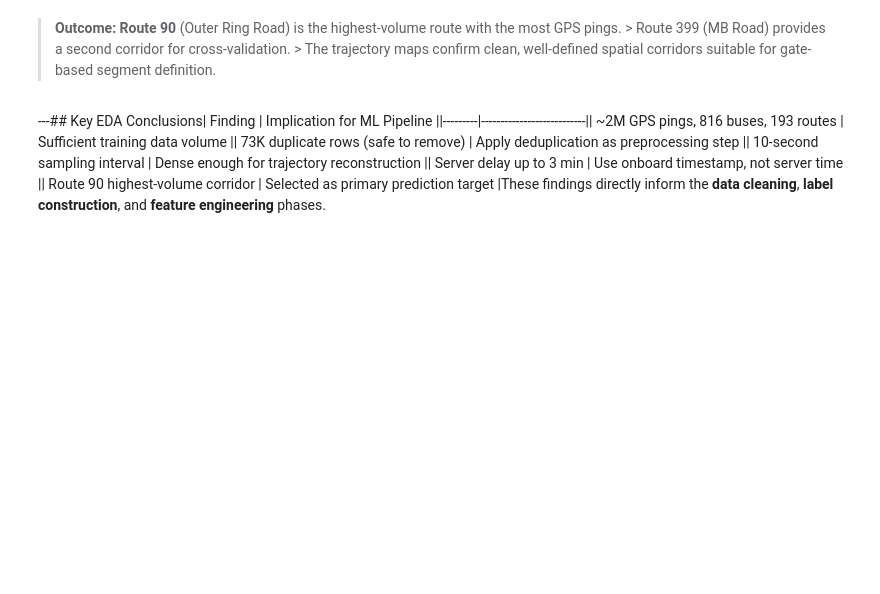
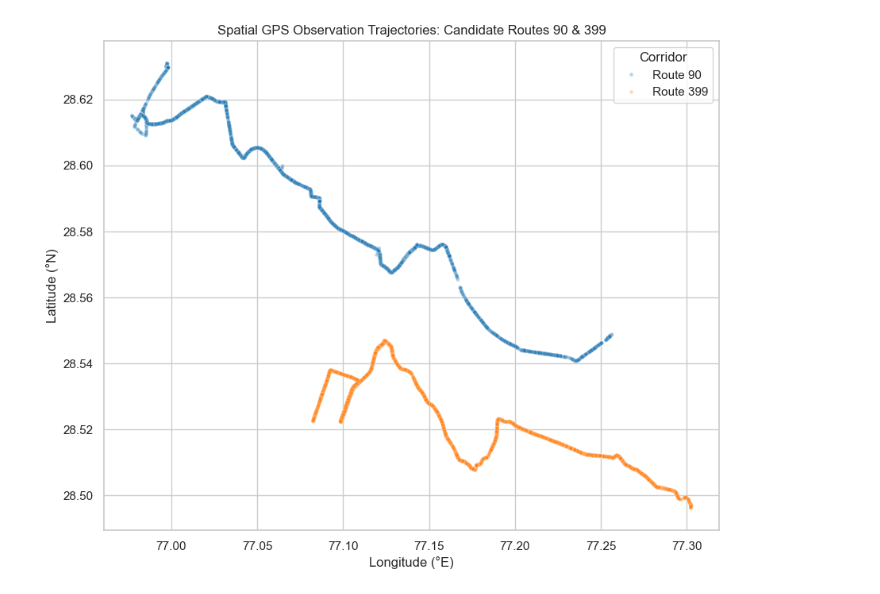
Before and after one commit to vedanth-04/AI-Powered-Sustainable-Transportation-Advisor, a Jupyter notebook: notebooks/02_exploratory_data_analysis.ipynb, the cells around one changed output. Cells and saved outputs as stored; diff of their text form; code cells hidden in the pictures; blank space fills up the shorter version.

```diff
--- a/notebooks/02_exploratory_data_analysis.ipynb
+++ b/notebooks/02_exploratory_data_analysis.ipynb
@@ -27,2 +306,20 @@ with get_db() as conn:    # Sample active trajectory for Route 90 (the highest-v
 # %%
-with get_db() as conn:    top_routes_df = pd.read_sql_query("""        SELECT             route_id,            COUNT(*) AS total_pings,            COUNT(DISTINCT vehicle_id) AS n_buses,            COUNT(DISTINCT trip_id) AS n_trips,            MIN(CAST(lat AS REAL)) AS min_lat,            MAX(CAST(lat AS REAL)) AS max_lat,            MIN(CAST(lng AS REAL)) AS min_lng,            MAX(CAST(lng AS REAL)) AS max_lng        FROM vehicle_feed        GROUP BY route_id        ORDER BY total_pings DESC        LIMIT 10;    """, conn)top_routes_df["route_id"] = top_routes_df["route_id"].apply(lambda x: str(int(x)))display(top_routes_df)
+with get_db() as conn:
+    top_routes_df = pd.read_sql_query("""
+        SELECT
+            route_id,
+            COUNT(*) AS total_pings,
+            COUNT(DISTINCT vehicle_id) AS n_buses,
+            COUNT(DISTINCT trip_id) AS n_trips,
+            MIN(CAST(lat AS REAL)) AS min_lat,
+            MAX(CAST(lat AS REAL)) AS max_lat,
+            MIN(CAST(lng AS REAL)) AS min_lng,
+            MAX(CAST(lng AS REAL)) AS max_lng
+        FROM vehicle_feed
+        GROUP BY route_id
+        ORDER BY total_pings DESC
+        LIMIT 10;
+    """, conn)
+
+top_routes_df["route_id"] = top_routes_df["route_id"].apply(lambda x: str(int(x)))
+display(top_routes_df)
@@ -29,6 +338,29 @@ with get_db() as conn:    top_routes_df = pd.read_sql_query("""        SELECT
 # %%
-# Spatial Trajectory Mapping for Candidate Route 90 and Route 399with get_db() as conn:    sample_geo = pd.read_sql_query("""        SELECT route_id, vehicle_id, CAST(lat AS REAL) as lat, CAST(lng AS REAL) as lng        FROM vehicle_feed        WHERE route_id IN (90.0, 399.0)        LIMIT 15000;    """, conn)sample_geo["route_label"] = sample_geo["route_id"].apply(lambda x: f"Route {int(x)}")plt.figure(figsize=(10, 8))sns.scatterplot(    data=sample_geo,    x="lng",    y="lat",    hue="route_label",    alpha=0.3,    s=12,    palette=["#1f77b4", "#ff7f0e"])plt.title("Spatial GPS Observation Trajectories: Candidate Routes 90 & 399")plt.xlabel("Longitude (°E)")plt.ylabel("Latitude (°N)")plt.legend(title="Corridor")plt.show()
+# Spatial Trajectory Mapping for Candidate Route 90 and Route 399
+with get_db() as conn:
+    sample_geo = pd.read_sql_query("""
+        SELECT route_id, vehicle_id, CAST(lat AS REAL) as lat, CAST(lng AS REAL) as lng
+        FROM vehicle_feed
+        WHERE route_id IN (90.0, 399.0)
+        LIMIT 15000;
+    """, conn)
+
+sample_geo["route_label"] = sample_geo["route_id"].apply(lambda x: f"Route {int(x)}")
+
+plt.figure(figsize=(10, 8))
+sns.scatterplot(
+    data=sample_geo,
+    x="lng",
+    y="lat",
+    hue="route_label",
+    alpha=0.3,
+    s=12,
+    palette=["#1f77b4", "#ff7f0e"]
+)
+plt.title("Spatial GPS Observation Trajectories: Candidate Routes 90 & 399")
+plt.xlabel("Longitude (°E)")
+plt.ylabel("Latitude (°N)")
+plt.legend(title="Corridor")
+plt.show()
+# %% [output]
+[figure, added]
-# %% [markdown]
-> **Outcome:** **Route 90** (Outer Ring Road) is the highest-volume route with the most GPS pings. > Route 399 (MB Road) provides a second corridor for cross-validation. > The trajectory maps confirm clean, well-defined spatial corridors suitable for gate-based segment definition.
-# %% [markdown]
----## Key EDA Conclusions| Finding | Implication for ML Pipeline ||---------|---------------------------|| ~2M GPS pings, 816 buses, 193 routes | Sufficient training data volume || 73K duplicate rows (safe to remove) | Apply deduplication as preprocessing step || 10-second sampling interval | Dense enough for trajectory reconstruction || Server delay up to 3 min | Use onboard timestamp, not server time || Route 90 highest-volume corridor | Selected as primary prediction target |These findings directly inform the **data cleaning**, **label construction**, and **feature engineering** phases.
```
Also changed, not shown: parts of 23 cells of this notebook.
